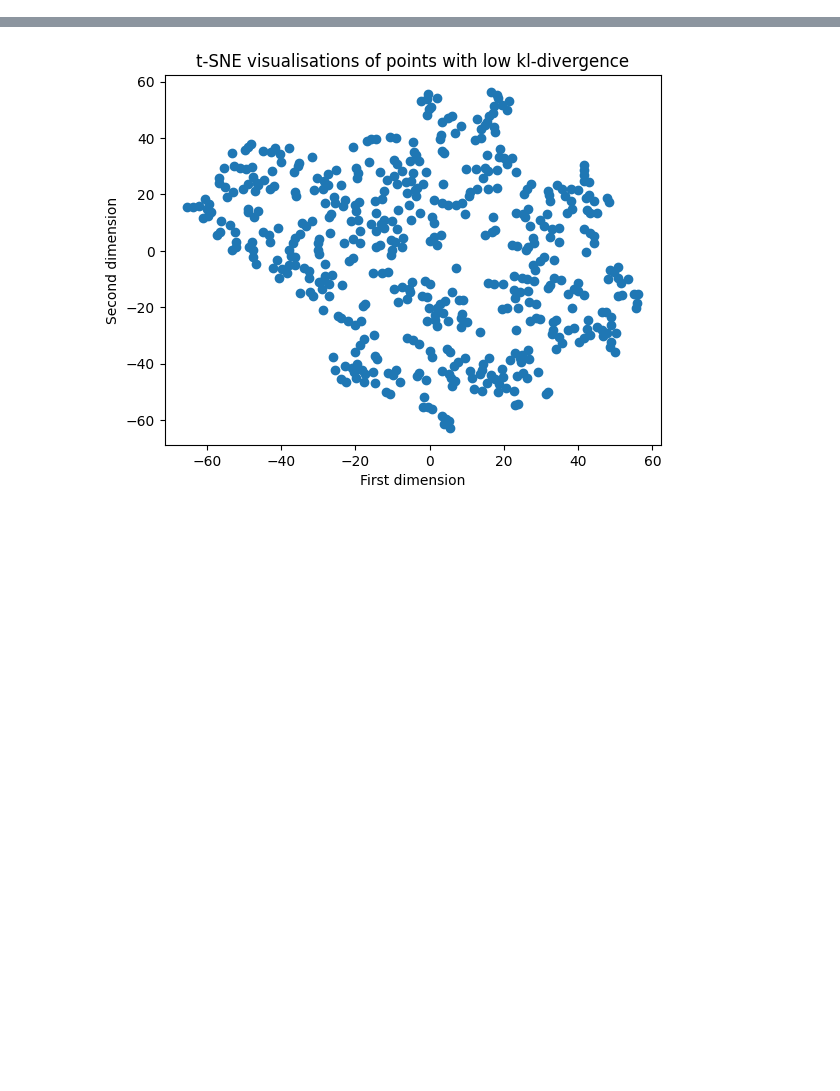
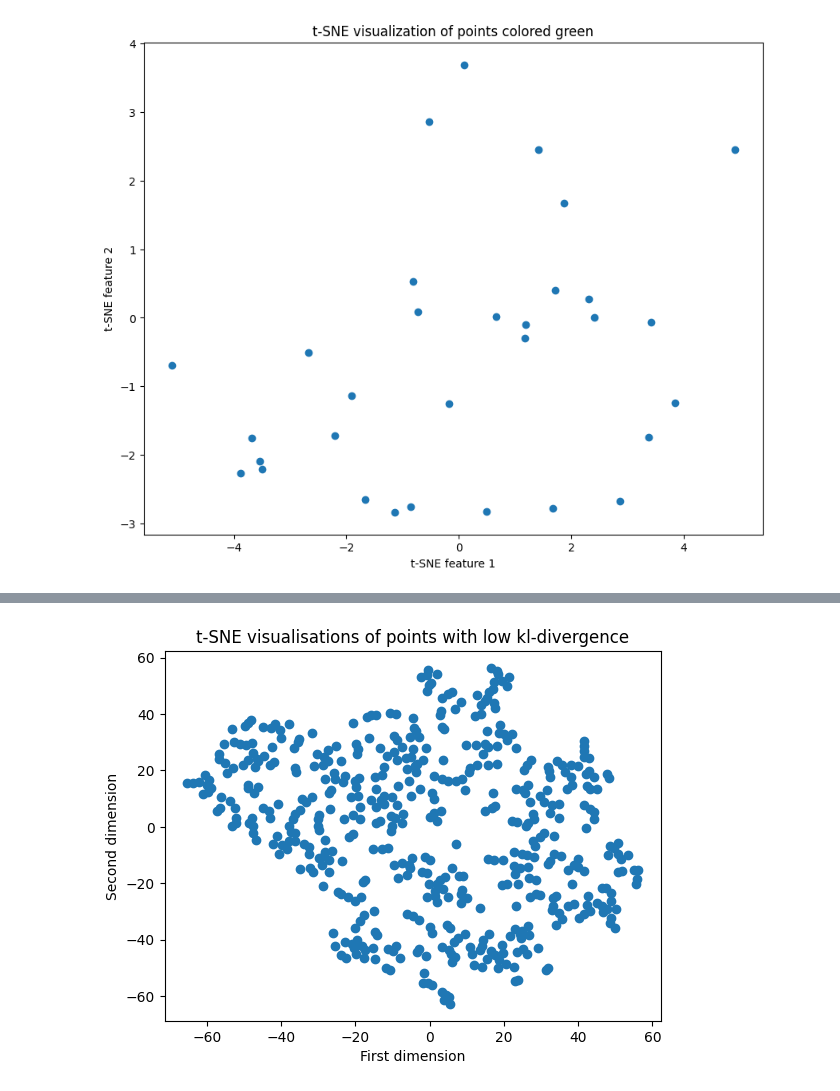
Before and after one commit to DESU-CLUB/markup2im, a Jupyter notebook: scripts/latent_visualisation.ipynb, the cells around one changed output, grey strips where cells are left out. Drawn from its saved outputs; the diff is of its cells as text; code cells hidden in the pictures; blank space fills up the shorter version.

```diff
--- a/scripts/latent_visualisation.ipynb
+++ b/scripts/latent_visualisation.ipynb
@@ -42,0 +66,17 @@ bottom_ten = df_sorted.tail(SIZE)
+# %%
+import os
+import re
+
+def extract_file_names(directory):
+    file_names = []
+    for root, _, files in os.walk(directory):
+        for file in files:
+            if file.endswith(".png"):  # or any other relevant extension
+                file_names.append(file)
+    return [re.sub(r'\.png$', '', file) for file in file_names]
+
+#
+good_samples_dir = "../outputs/OOD Samples MoleCules/Good Samples/images_gold"
+bad_samples_dir = "../outputs/OOD Samples MoleCules/Bad Samples/images_gold"
+good_file_names = extract_file_names(good_samples_dir)
+bad_file_names = extract_file_names(bad_samples_dir)
@@ -42,0 +119,13 @@ bottom_ten = df_sorted.tail(SIZE)
+# %%
+good_latents = np.where(df['goodness'] == 2)
+filtered_good_latent_tsne = latent_tsne[filtered_indices]
+
+# Plot only the filtered data points
+plt.figure(figsize=(10, 8))
+plt.scatter(filtered_good_latent_tsne[:, 0], filtered_good_latent_tsne[:, 1])
+plt.title(f't-SNE visualization of points colored green')
+plt.xlabel('t-SNE feature 1')
+plt.ylabel('t-SNE feature 2')
+plt.show()
+# %% [output]
+[figure, added]
```
Also changed, not shown: parts of 7 cells of this notebook, 2 other files.
